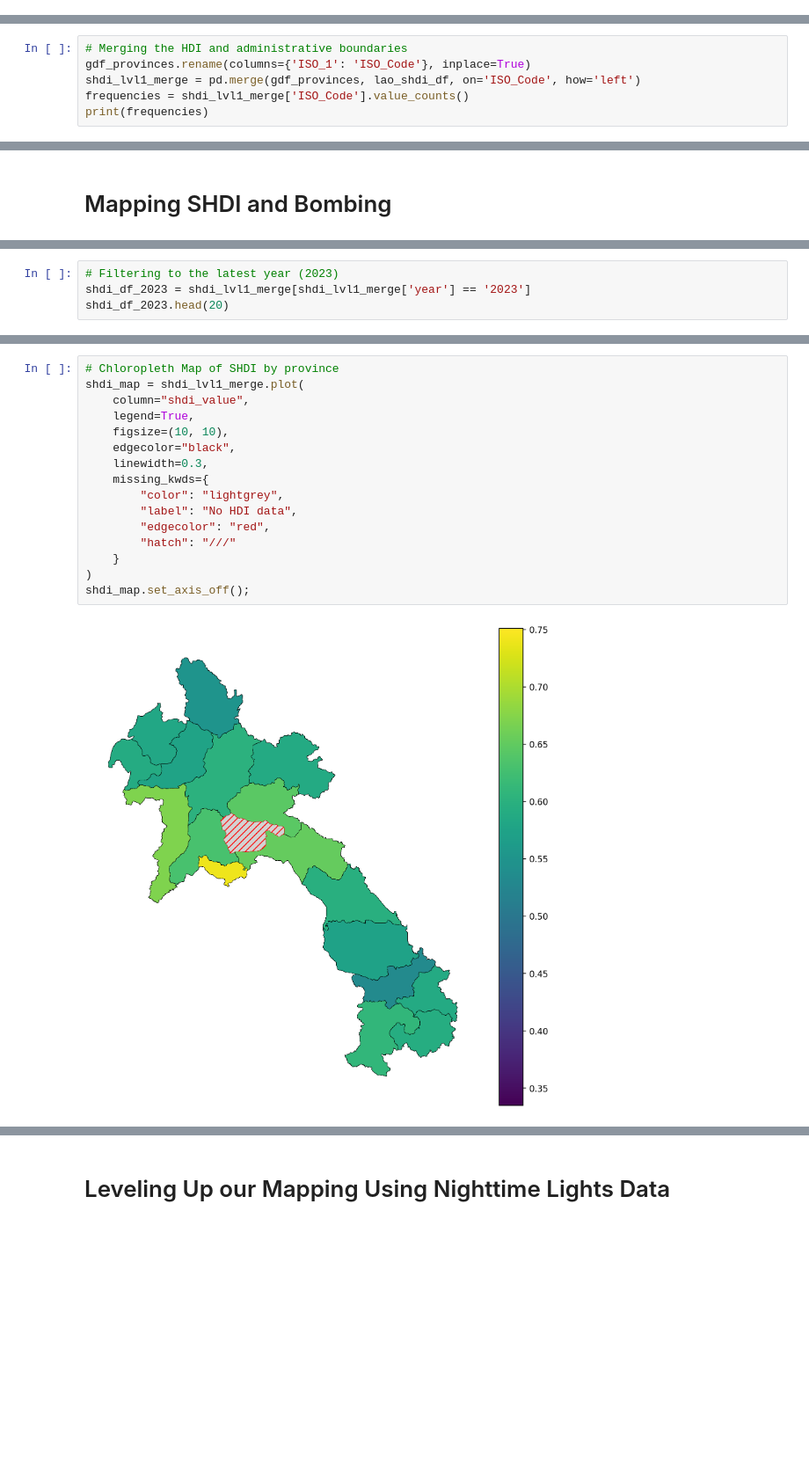
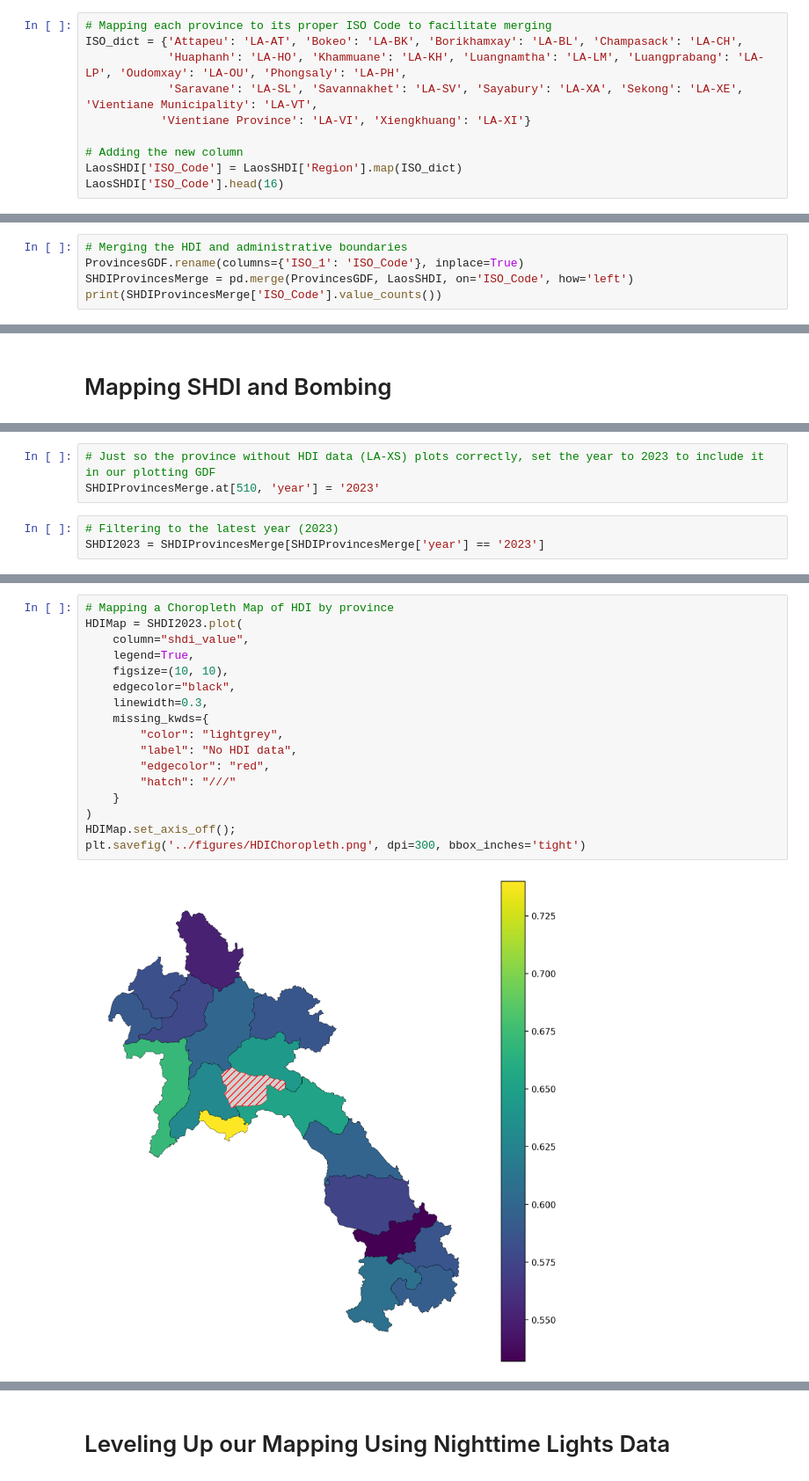
Before and after one commit to SMUREU/data-storytelling-brandon, a Jupyter notebook: notebooks/DataStorytelling.ipynb, the cells around one changed output, grey strips where cells are left out. Shown at 88% size. Cells and saved outputs as stored; diff of their text form; blank space fills up the shorter version.

Commit message:
Cleaned up code, got rid of messy data files, updated lights map

```diff
--- a/notebooks/DataStorytelling.ipynb
+++ b/notebooks/DataStorytelling.ipynb
@@ -310,0 +99,10 @@ laos_strikes_gdf = gpd.GeoDataFrame(
+# %%
+# Mapping each province to its proper ISO Code to facilitate merging
+ISO_dict = {'Attapeu': 'LA-AT', 'Bokeo': 'LA-BK', 'Borikhamxay': 'LA-BL', 'Champasack': 'LA-CH',
+            'Huaphanh': 'LA-HO', 'Khammuane': 'LA-KH', 'Luangnamtha': 'LA-LM', 'Luangprabang': 'LA-LP', 'Oudomxay': 'LA-OU', 'Phongsaly': 'LA-PH',
+            'Saravane': 'LA-SL', 'Savannakhet': 'LA-SV', 'Sayabury': 'LA-XA', 'Sekong': 'LA-XE', 'Vientiane Municipality': 'LA-VT',
+           'Vientiane Province': 'LA-VI', 'Xiengkhuang': 'LA-XI'}
+
+# Adding the new column
+LaosSHDI['ISO_Code'] = LaosSHDI['Region'].map(ISO_dict)
+LaosSHDI['ISO_Code'].head(16)
@@ -313,9 +149,8 @@ laos_strikes_gdf = gpd.GeoDataFrame(
 # %%
 # Merging the HDI and administrative boundaries
-gdf_provinces.rename(columns={'ISO_1': 'ISO_Code'}, inplace=True)
-shdi_lvl1_merge = pd.merge(gdf_provinces, lao_shdi_df, on='ISO_Code', how='left')
-frequencies = shdi_lvl1_merge['ISO_Code'].value_counts()
-print(frequencies)
+ProvincesGDF.rename(columns={'ISO_1': 'ISO_Code'}, inplace=True)
+SHDIProvincesMerge = pd.merge(ProvincesGDF, LaosSHDI, on='ISO_Code', how='left')
+print(SHDIProvincesMerge['ISO_Code'].value_counts())
 # %% [output]
 ISO_Code
 LA-AT    34
@@ -391,4 +230,6 @@ bombing_admin_df.head(20)
+# %%
+# Just so the province without HDI data (LA-XS) plots correctly, set the year to 2023 to include it in our plotting GDF
+SHDIProvincesMerge.at[510, 'year'] = '2023'
 # %%
 # Filtering to the latest year (2023)
-shdi_df_2023 = shdi_lvl1_merge[shdi_lvl1_merge['year'] == '2023']
-shdi_df_2023.head(20)
+SHDI2023 = SHDIProvincesMerge[SHDIProvincesMerge['year'] == '2023']
@@ -414,20 +238,21 @@ shdi_df_2023.head(20)
 # %%
-# Chloropleth Map of SHDI by province
-shdi_map = shdi_lvl1_merge.plot(
+# Mapping a Choropleth Map of HDI by province
+HDIMap = SHDI2023.plot(
     column="shdi_value",
     legend=True,
     figsize=(10, 10),
     edgecolor="black",
     linewidth=0.3,
     missing_kwds={
         "color": "lightgrey",
         "label": "No HDI data",
         "edgecolor": "red",
         "hatch": "///"
     }
 )
-shdi_map.set_axis_off();
+HDIMap.set_axis_off();
+plt.savefig('../figures/HDIChoropleth.png', dpi=300, bbox_inches='tight')
 # %% [output]
-[figure, old version]
+[figure, new version]
 # %%
 # Chloropleth Map of bombing by province (number of strikes)
```
Also changed, not shown: parts of 60 cells of this notebook, 7 other files.
